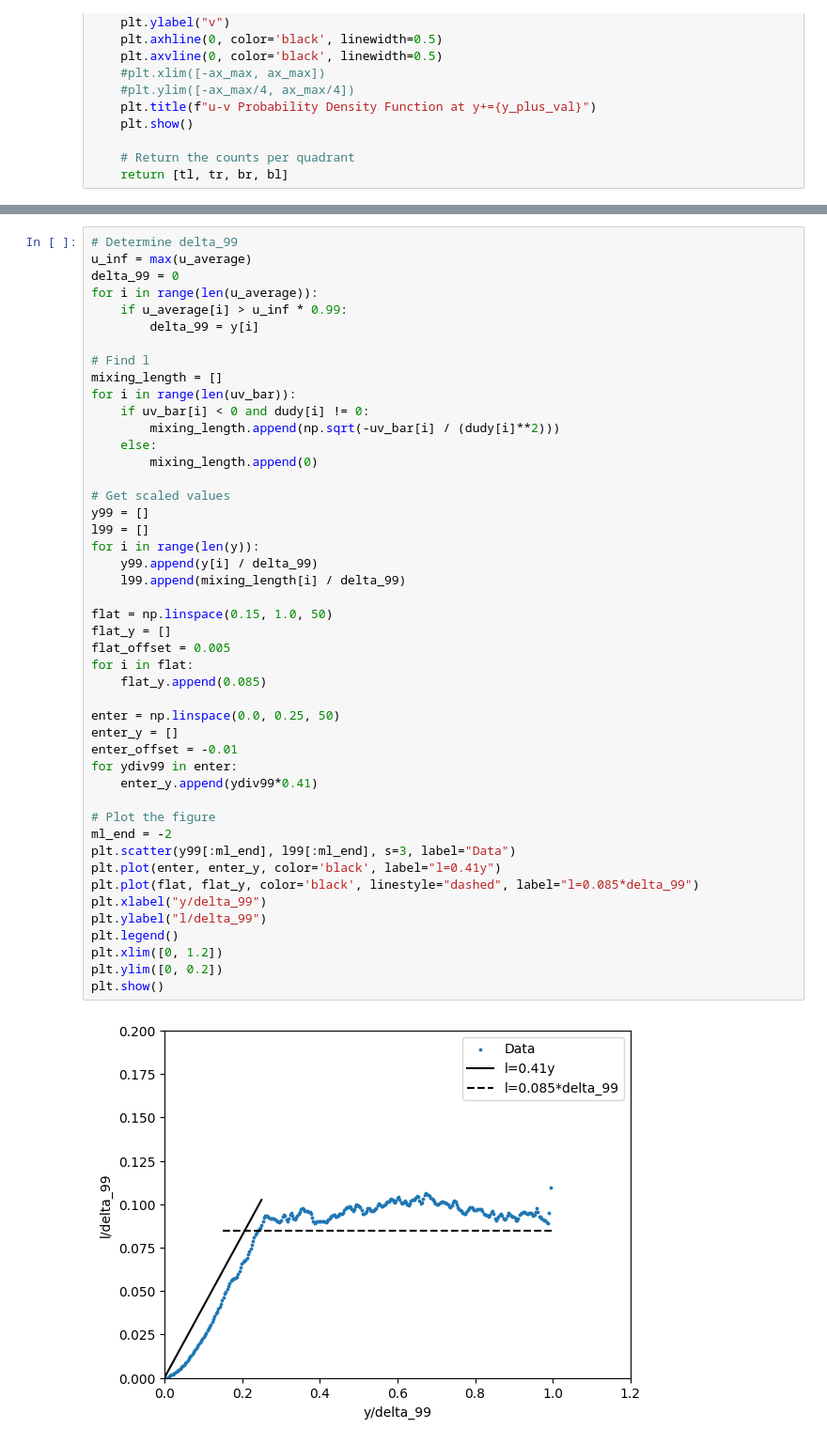
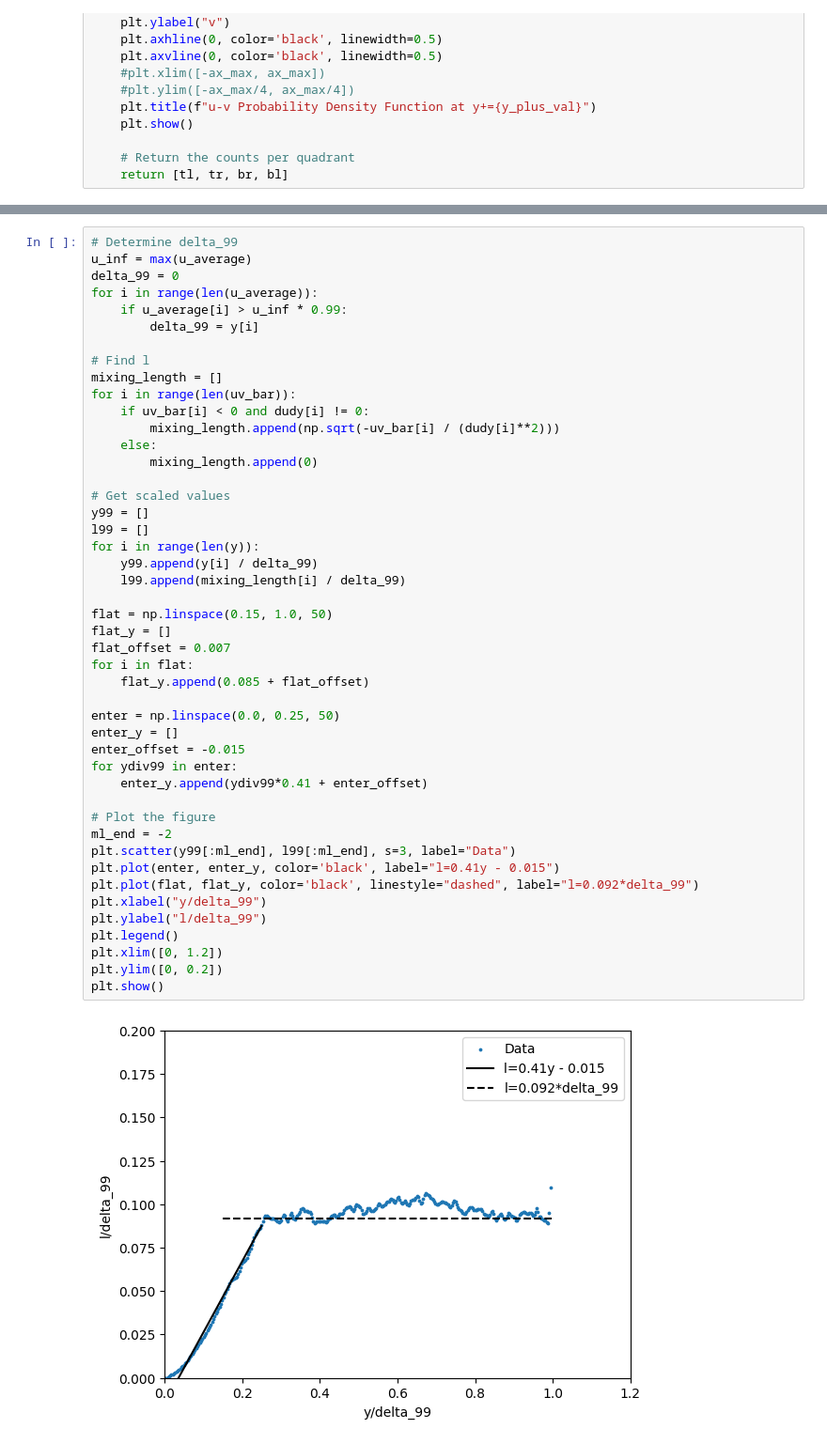
Before and after one commit to Jagardiner97/Boundary-Layers, a Jupyter notebook: Boundary Layers/BL Final Project/turbulent-characterization.ipynb, the cells around one changed output, grey strips where cells are left out. Shown: that part at 94% size. Drawn from its saved outputs; the diff is of its cells as text.

Commit message:
Adjusted spalding fit, cleaned code, and saved figures

```diff
--- a/Boundary Layers/BL Final Project/turbulent-characterization.ipynb
+++ b/Boundary Layers/BL Final Project/turbulent-characterization.ipynb
@@ -505,37 +507,37 @@ for i in range(len(uv_bar)):
     if uv_bar[i] < 0 and dudy[i] != 0:
         mixing_length.append(np.sqrt(-uv_bar[i] / (dudy[i]**2)))
     else:
         mixing_length.append(0)
 
 # Get scaled values
 y99 = []
 l99 = []
 for i in range(len(y)):
     y99.append(y[i] / delta_99)
     l99.append(mixing_length[i] / delta_99)
 
 flat = np.linspace(0.15, 1.0, 50)
 flat_y = []
-flat_offset = 0.005
+flat_offset = 0.007
 for i in flat:
-    flat_y.append(0.085)
+    flat_y.append(0.085 + flat_offset)
 
 enter = np.linspace(0.0, 0.25, 50)
 enter_y = []
-enter_offset = -0.01
+enter_offset = -0.015
 for ydiv99 in enter:
-    enter_y.append(ydiv99*0.41)
+    enter_y.append(ydiv99*0.41 + enter_offset)
 
 # Plot the figure
 ml_end = -2
 plt.scatter(y99[:ml_end], l99[:ml_end], s=3, label="Data")
-plt.plot(enter, enter_y, color='black', label="l=0.41y")
-plt.plot(flat, flat_y, color='black', linestyle="dashed", label="l=0.085*delta_99")
+plt.plot(enter, enter_y, color='black', label="l=0.41y - 0.015")
+plt.plot(flat, flat_y, color='black', linestyle="dashed", label="l=0.092*delta_99")
 plt.xlabel("y/delta_99")
 plt.ylabel("l/delta_99")
 plt.legend()
 plt.xlim([0, 1.2])
 plt.ylim([0, 0.2])
 plt.show()
 # %% [output]
-[figure, old version]
+[figure, new version]
```
Also changed, not shown: parts of 3 cells of this notebook, 12 other files.
